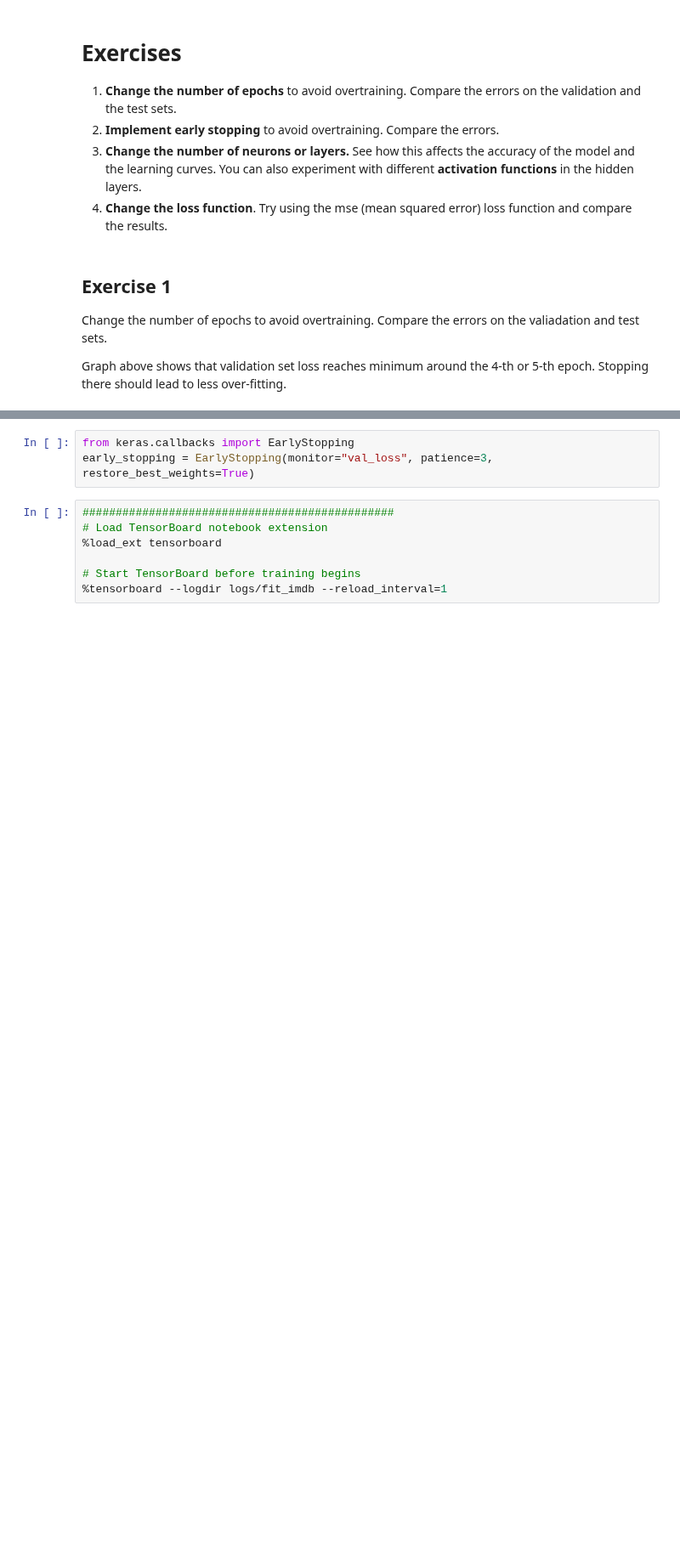
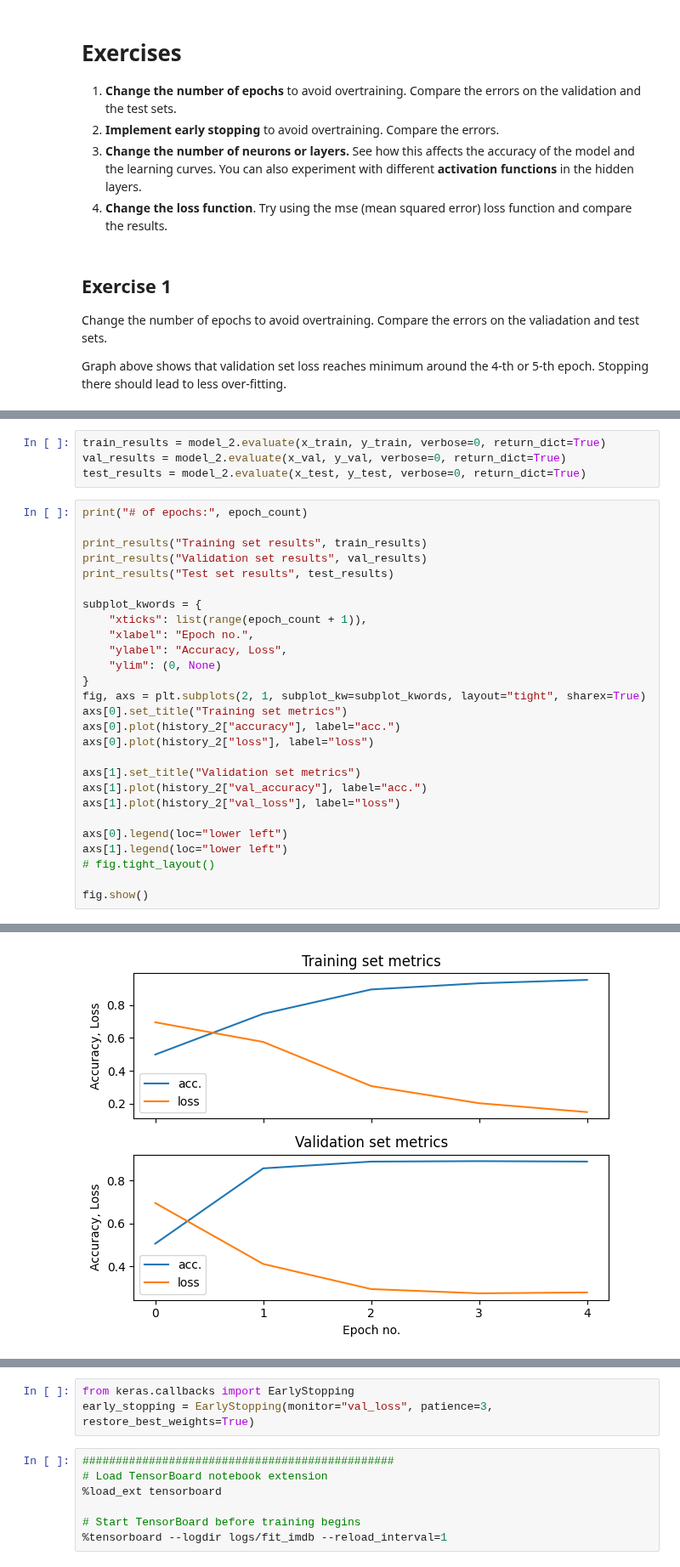
Before and after one commit to safeliquids/notebooks-for-NES2-2024, a Jupyter notebook: lecture_05/binary_classification_imdb.ipynb, the cells around one changed output, grey strips where cells are left out. Shown at 85% size. Cells and saved outputs as stored; diff of their text form; blank space fills up the shorter version.

```diff
--- a/lecture_05/binary_classification_imdb.ipynb
+++ b/lecture_05/binary_classification_imdb.ipynb
@@ -378,0 +418,32 @@ Test set results
+# %%
+train_results = model_2.evaluate(x_train, y_train, verbose=0, return_dict=True)
+val_results = model_2.evaluate(x_val, y_val, verbose=0, return_dict=True)
+test_results = model_2.evaluate(x_test, y_test, verbose=0, return_dict=True)
+# %%
+print("# of epochs:", epoch_count)
+
+print_results("Training set results", train_results)
+print_results("Validation set results", val_results)
+print_results("Test set results", test_results)
+
+subplot_kwords = {
+    "xticks": list(range(epoch_count + 1)),
+    "xlabel": "Epoch no.",
+    "ylabel": "Accuracy, Loss",
+    "ylim": (0, None)
+}
+fig, axs = plt.subplots(2, 1, subplot_kw=subplot_kwords, layout="tight", sharex=True)
+axs[0].set_title("Training set metrics")
+axs[0].plot(history_2["accuracy"], label="acc.")
+axs[0].plot(history_2["loss"], label="loss")
+
+axs[1].set_title("Validation set metrics")
+axs[1].plot(history_2["val_accuracy"], label="acc.")
+axs[1].plot(history_2["val_loss"], label="loss")
+
+axs[0].legend(loc="lower left")
+axs[1].legend(loc="lower left")
+# fig.tight_layout()
+
+fig.show()
+# %% [output]
@@ -378,0 +460 @@ Test set results
+[figure, added]
```
Also changed, not shown: parts of 13 cells of this notebook.
